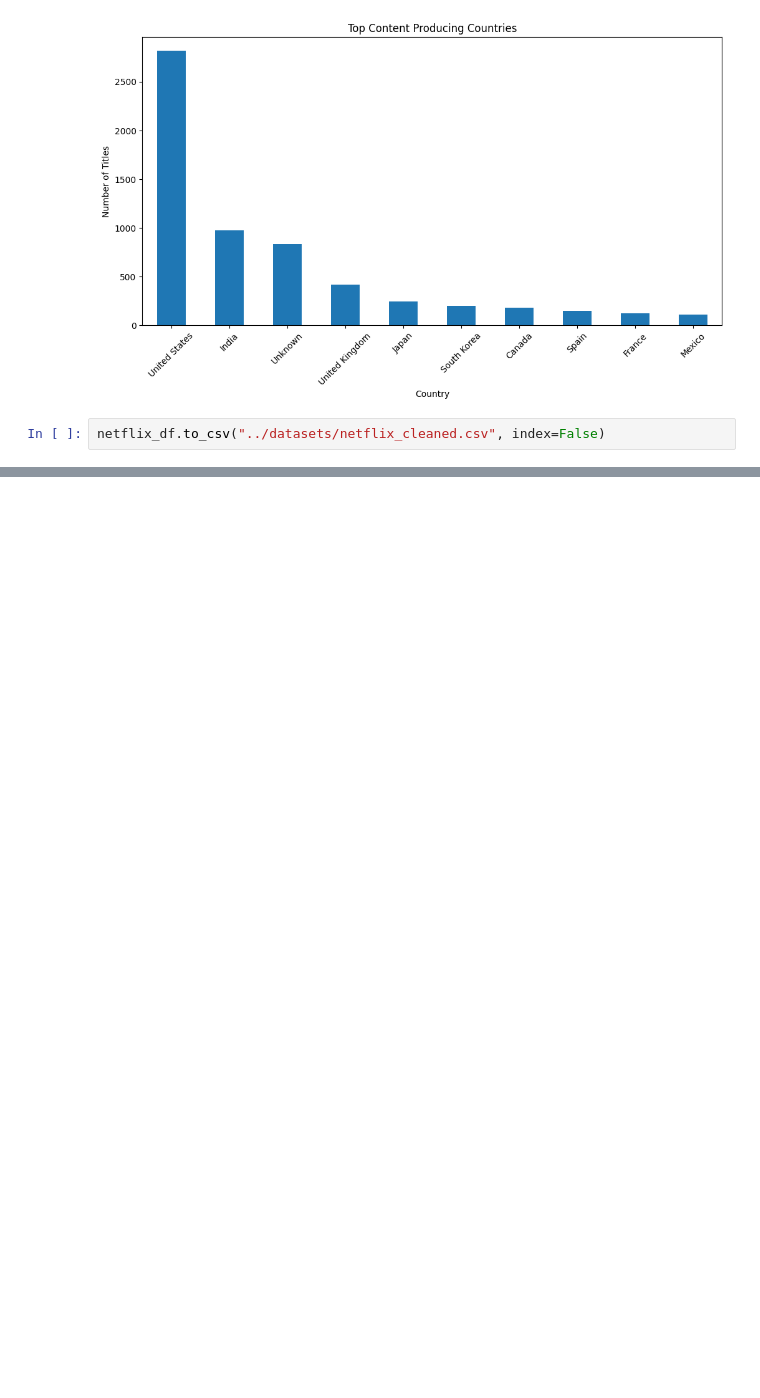
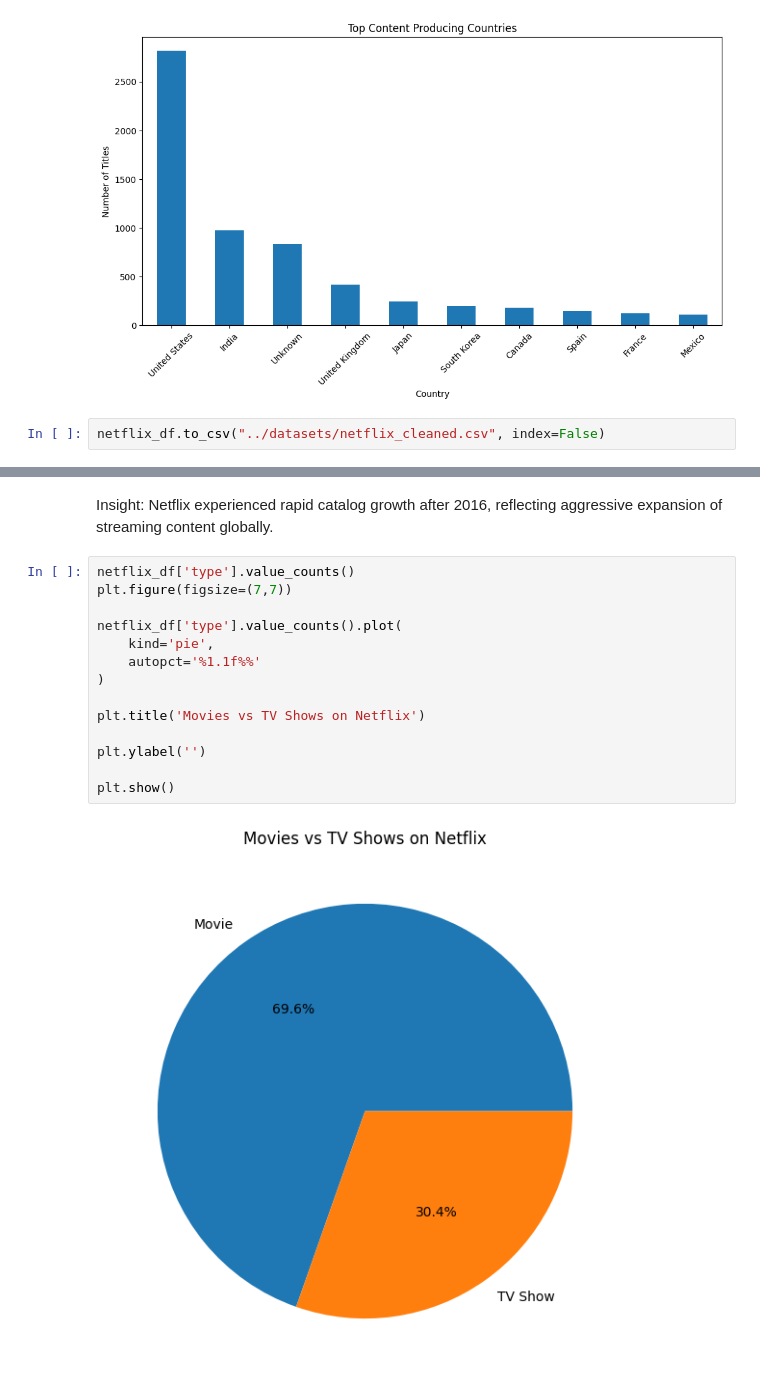
Before and after one commit to vaishya2811/Netflix-Social-Trend-Analytics, a Jupyter notebook: python_analysis/netflix_analysis.ipynb, the cells around one changed output, grey strips where cells are left out. Drawn from its saved outputs; the diff is of its cells as text; blank space fills up the shorter version.

```diff
--- a/python_analysis/netflix_analysis.ipynb
+++ b/python_analysis/netflix_analysis.ipynb
@@ -255,0 +275,20 @@ netflix_df.to_csv("../datasets/netflix_cleaned.csv", index=False)
+# %% [markdown]
+Insight:
+Netflix experienced rapid catalog growth after 2016,
+reflecting aggressive expansion of streaming content globally.
+# %%
+netflix_df['type'].value_counts()
+plt.figure(figsize=(7,7))
+
+netflix_df['type'].value_counts().plot(
+    kind='pie',
+    autopct='%1.1f%%'
+)
+
+plt.title('Movies vs TV Shows on Netflix')
+
+plt.ylabel('')
+
+plt.show()
+# %% [output]
+[figure, added]
```
Also changed, not shown: parts of 6 cells of this notebook.
